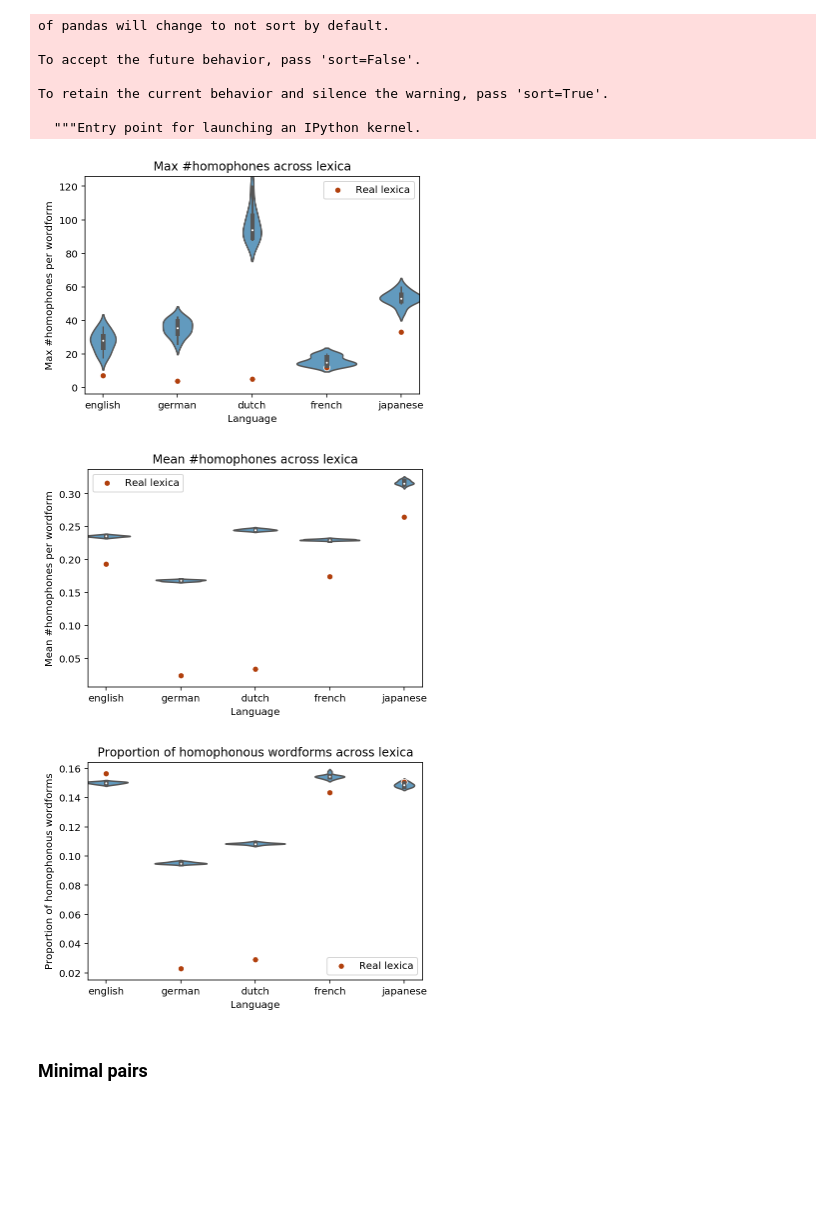
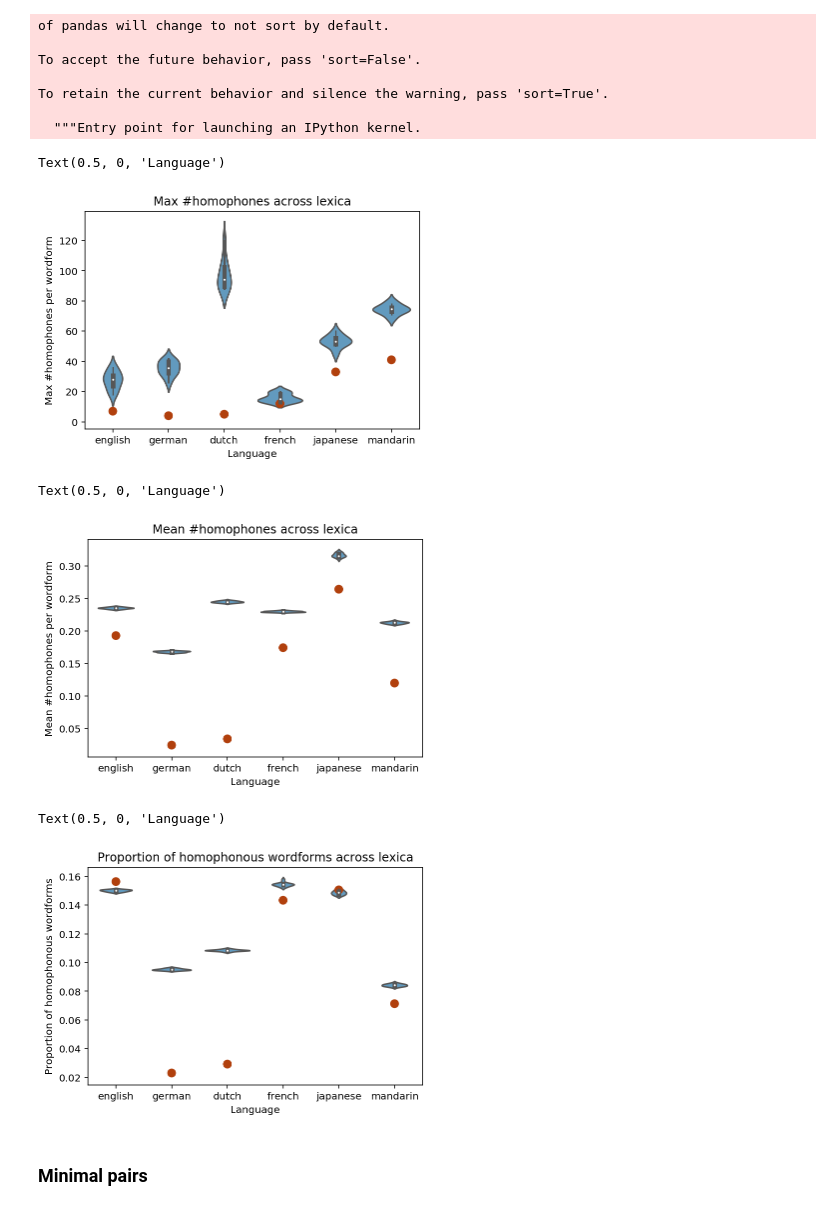
Before and after one commit to seantrott/homophone_simulations, a Jupyter notebook: Homophony in real and artificial lexica.ipynb, the cells around one changed output. Cells and saved outputs as stored; diff of their text form; code cells hidden in the pictures; blank space fills up the shorter version.

Commit message:
Updated build procedure

```diff
--- a/Homophony in real and artificial lexica.ipynb
+++ b/Homophony in real and artificial lexica.ipynb
@@ -1061,7 +1204,7 @@ df_main_processed.sort_values('num_homophones', ascending=False).head(15)[['num_
 
 For convenience, the code below runs the primary analyses on each language to build a summary table of the main findings.
 # %%
-languages = ['english', 'german', 'dutch', 'french', 'japanese']
+languages = ['english', 'german', 'dutch', 'french', 'japanese', 'mandarin']
 # %%
 # Set up models
 TARGET_MODEL_1 = 'num_homophones'
@@ -1125,7 +1243,10 @@ for language in languages:
                                                                      word_column=word_column)
 
     # Process artificial lexica
-    language_info = process_and_extract_artificials(df_artificials)
+    if language == "mandarin":
+        language_info = process_and_extract_artificials(df_artificials, remove=False)
+    else:
+        language_info = process_and_extract_artificials(df_artificials, remove=True)
     processed_artificials = language_info.pop('processed_dataframes')
 
     # Create normed surprisal column
@@ -1154,13 +1275,6 @@ for language in languages:
     # Add model 1 data
     model1_results.append(df_analysis)
 
-    # Run model 2
-    df_analysis = analyze_stats(df_processed, processed_artificials, formula=FORMULA_MODEL_2,
-                                covariates=COVARIATES_MODEL_2)
-    df_analysis['language'] = [language for i in range(len(df_analysis))]
-    # Add model 2 data
-    model2_results.append(df_analysis)
-
     # Run model 3
     df_analysis = analyze_stats(df_processed, processed_artificials, formula=FORMULA_MODEL_3,
                                 covariates=COVARIATES_MODEL_3)
@@ -1176,19 +1290,5 @@ for language in languages:
     df_analysis['language'] = [language for i in range(len(df_analysis))]
     # Add model 4 data
     model4_results.append(df_analysis)
-
-    # Run model 5
-    df_analysis = analyze_stats(df_processed, processed_artificials, formula=FORMULA_MODEL_5,
-                                covariates=COVARIATES_MODEL_5)
-    df_analysis['language'] = [language for i in range(len(df_analysis))]
-    # Add model 5 data
-    model5_results.append(df_analysis)
-
-    # Run model 6
-    df_analysis = analyze_stats(df_processed, processed_artificials, formula=FORMULA_MODEL_6,
-                                covariates=COVARIATES_MODEL_6)
-    df_analysis['language'] = [language for i in range(len(df_analysis))]
-    # Add model 6 data
-    model6_results.append(df_analysis)
 # %% [output]
 english
@@ -1218,43 +1338,52 @@ To retain the current behavior and silence the warning, pass 'sort=True'.
 # %%
 sns.violinplot(data = df_descriptive[df_descriptive['real']=="No"],
            x = "language",
            y = 'max_homophones',
            # palette = 'Blues',
             color = sns.color_palette("Blues")[3],
+               order = ['english', 'german', 'dutch', 'french', 'japanese', 'mandarin'],
                label = "Simulated"
             # hue = "real"
            )
 
-sns.scatterplot(data = df_descriptive[df_descriptive['real']=="Yes"],
-                   x = "language",
-                   y = 'max_homophones',
-                   color = sns.color_palette("dark")[1],
-                label = "Real lexica"
+sns.pointplot(data = df_descriptive[df_descriptive['real']=="Yes"],
+           x = "language",
+           y = 'max_homophones',
+           color = sns.color_palette("dark")[1],
+                label = "Real lexica",
+              order = ['english', 'german', 'dutch', 'french', 'japanese', 'mandarin'],
+              size = .5,
+              join = False
            # palette = "pastel",
            # hue = "language",
            # legend = False
            )
 
 plt.title("Max #homophones across lexica")
 plt.ylabel("Max #homophones per wordform")
 plt.xlabel("Language")
-plt.savefig("Figures/combined/descriptive/max_homophones.png", dpi=400, bbox_inches = "tight")
+# plt.savefig("Figures/combined/descriptive/max_homophones_with_mandarin.png", dpi=400, bbox_inches = "tight")
 # %% [output]
+Text(0.5, 0, 'Language')
-[figure, old version]
+[figure, new version]
 # %%
 sns.violinplot(data = df_descriptive[df_descriptive['real']=="No"],
            x = "language",
            y = 'mean_homophones',
            # palette = 'Blues',
             color = sns.color_palette("Blues")[3],
+               order = ['english', 'german', 'dutch', 'french', 'japanese', 'mandarin'],
             # hue = "real"
            )
 
-sns.scatterplot(data = df_descriptive[df_descriptive['real']=="Yes"],
-                   x = "language",
+sns.pointplot(data = df_descriptive[df_descriptive['real']=="Yes"],
+           x = "language",
            y = 'mean_homophones',
-                   color = sns.color_palette("dark")[1],
-                label = "Real lexica"
+           color = sns.color_palette("dark")[1],
+                label = "Real lexica",
+              order = ['english', 'german', 'dutch', 'french', 'japanese', 'mandarin'],
+              size = .5,
+              join = False
            # palette = "pastel",
            # hue = "language",
            # legend = False
@@ -1263,22 +1392,27 @@ sns.scatterplot(data = df_descriptive[df_descriptive['real']=="Yes"],
 plt.title("Mean #homophones across lexica")
 plt.ylabel("Mean #homophones per wordform")
 plt.xlabel("Language")
-plt.savefig("Figures/combined/descriptive/mean_homophones.png", dpi=400, bbox_inches = "tight")
+# plt.savefig("Figures/combined/descriptive/mean_homophones_with_mandarin.png", dpi=400, bbox_inches = "tight")
 # %% [output]
+Text(0.5, 0, 'Language')
-[figure, old version]
+[figure, new version]
 # %%
 sns.violinplot(data = df_descriptive[df_descriptive['real']=="No"],
            x = "language",
            y = 'homophone_percentage',
            color = sns.color_palette("Blues")[3],
+               order = ['english', 'german', 'dutch', 'french', 'japanese', 'mandarin'],
             # hue = "real"
            )
 
-sns.scatterplot(data = df_descriptive[df_descriptive['real']=="Yes"],
+sns.pointplot(data = df_descriptive[df_descriptive['real']=="Yes"],
            x = "language",
            y = 'homophone_percentage',
            color = sns.color_palette("dark")[1],
-                label = "Real lexica"
+                label = "Real lexica",
+              order = ['english', 'german', 'dutch', 'french', 'japanese', 'mandarin'],
+              size = .5,
+              join = False
            # palette = "pastel",
            # hue = "language",
            # legend = False
@@ -1286,8 +1420,9 @@ sns.scatterplot(data = df_descriptive[df_descriptive['real']=="Yes"],
 plt.title("Proportion of homophonous wordforms across lexica")
 plt.ylabel("Proportion of homophonous wordforms")
 plt.xlabel("Language")
-plt.savefig("Figures/combined/descriptive/homophony_rate.png", dpi=400, bbox_inches = "tight")
+# plt.savefig("Figures/combined/descriptive/homophony_rate_with_mandarin.png", dpi=400, bbox_inches = "tight")
 # %% [output]
+Text(0.5, 0, 'Language')
-[figure, old version]
+[figure, new version]
 # %% [markdown]
 ### Minimal pairs
```
Also changed, not shown: parts of 75 cells of this notebook, 4 other files.
